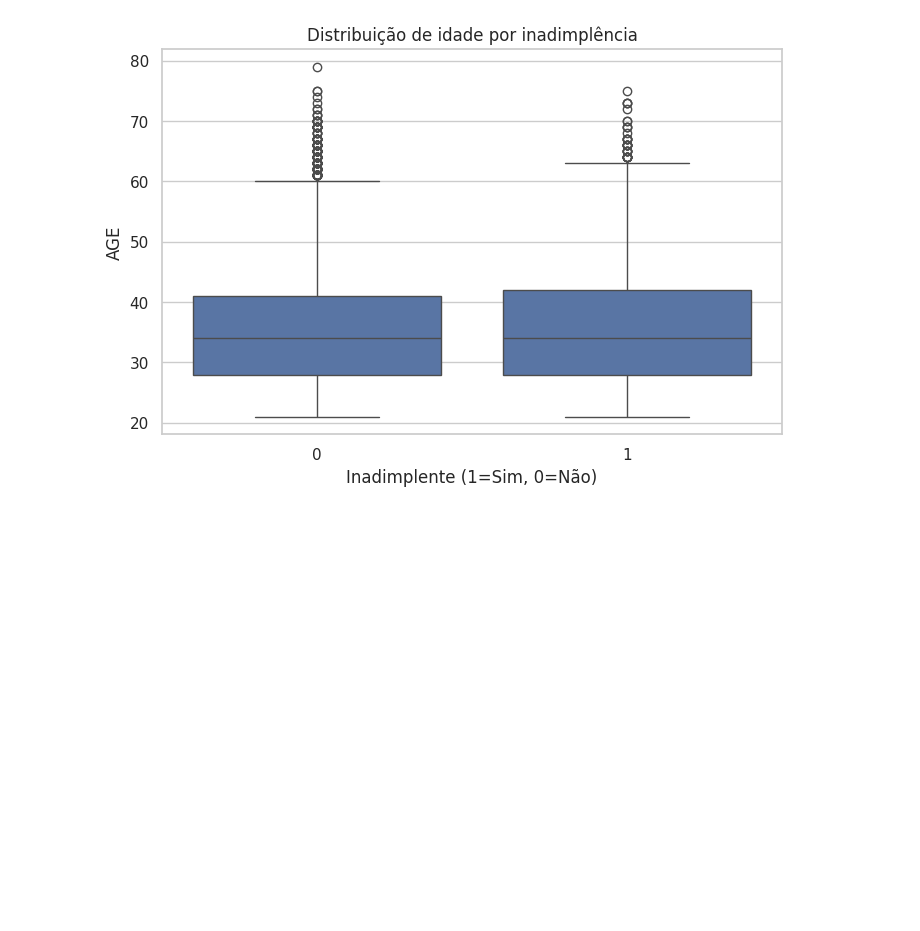
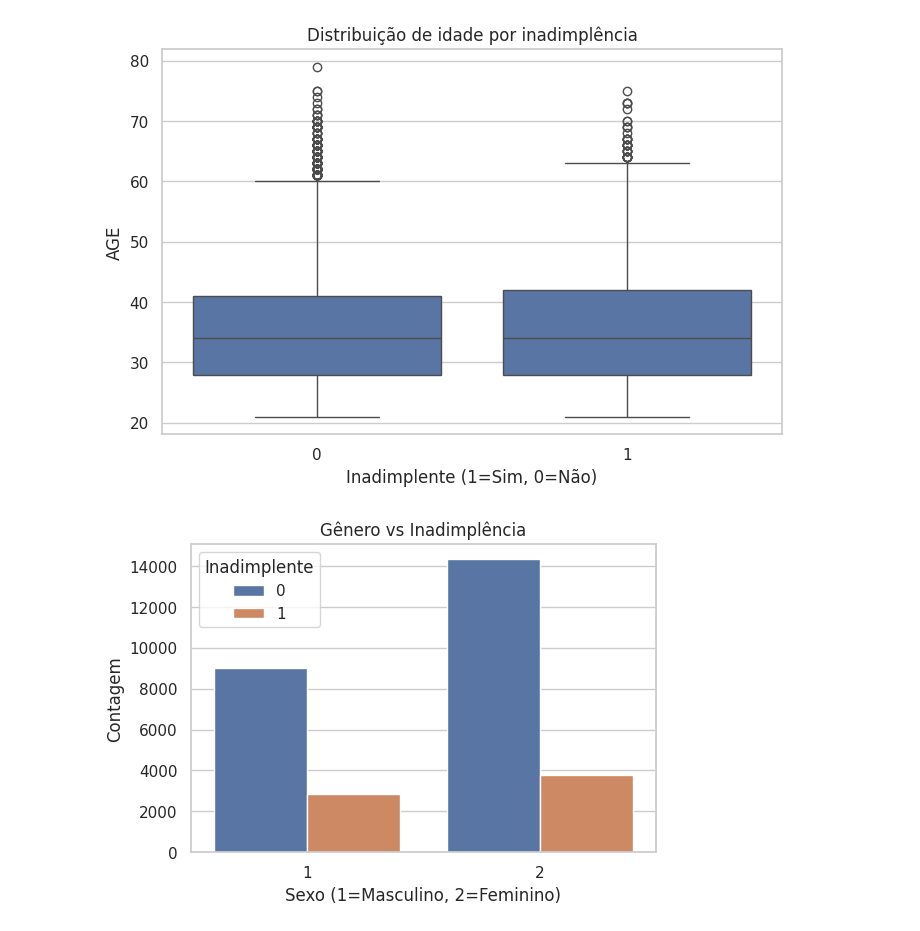
Before and after one commit to gmpandolfo/credit-card-default-prediction, a Jupyter notebook: credit_card_default_prediction.ipynb, the cells around one changed output. Cells and saved outputs as stored; diff of their text form; code cells hidden in the pictures; blank space fills up the shorter version.

Commit message:
Adiciona seção de análises complementares

```diff
--- a/credit_card_default_prediction.ipynb
+++ b/credit_card_default_prediction.ipynb
@@ -181,3 +154,18 @@ plt.show()
 # %% [output]
 [figure]
 [figure]
+# %%
+# =========================
+# 8. Análises complementares
+# =========================
+
+# Distribuição de gênero (SEX) vs inadimplência
+plt.figure(figsize=(6,4))
+sns.countplot(x=df['SEX'], hue=y)
+plt.title("Gênero vs Inadimplência")
+plt.xlabel("Sexo (1=Masculino, 2=Feminino)")
+plt.ylabel("Contagem")
+plt.legend(title="Inadimplente")
+plt.show()
+# %% [output]
+[figure, added]
```
Also changed, not shown: parts of 4 cells of this notebook.
